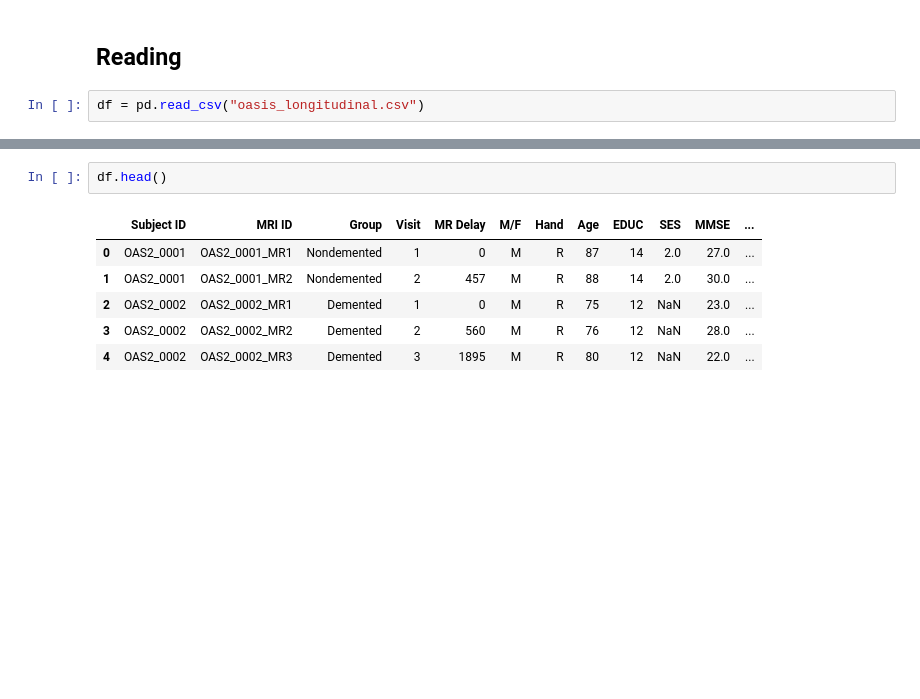
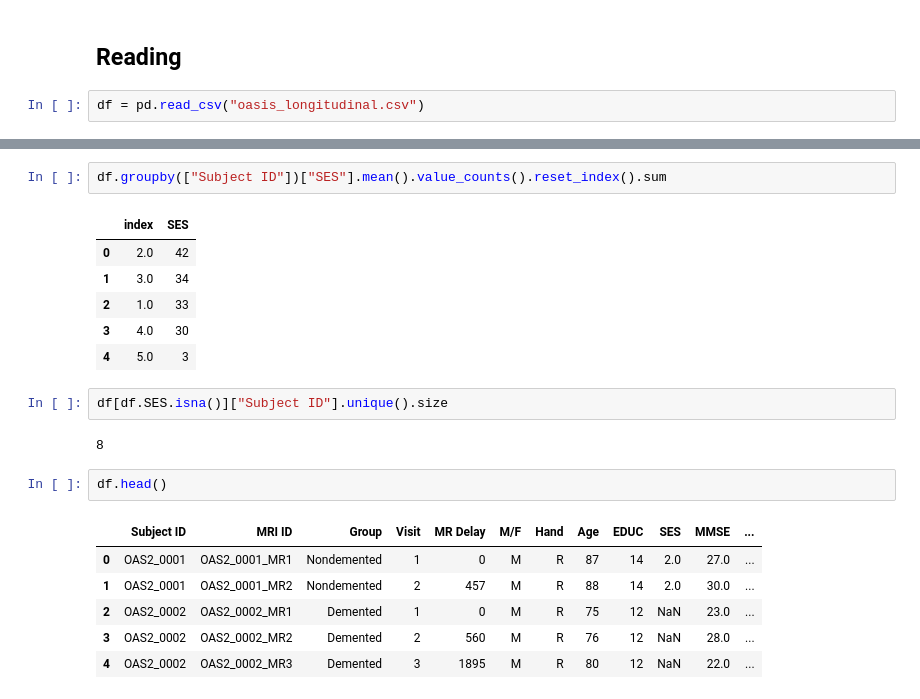
Before and after one commit to amyrmahdy/pets, a Jupyter notebook: AI/classification/oasis_brain_project/visit_missing_values.ipynb, the cells around one changed output, grey strips where cells are left out. Drawn from its saved outputs; the diff is of its cells as text; blank space fills up the shorter version.

```diff
--- a/AI/classification/oasis_brain_project/visit_missing_values.ipynb
+++ b/AI/classification/oasis_brain_project/visit_missing_values.ipynb
@@ -24,3 +57,16 @@ df = pd.read_csv("oasis_longitudinal.csv")
+# %%
+df.groupby(["Subject ID"])["SES"].mean().value_counts().reset_index().sum
+# %% [output]
+|  | index | SES |
+| 0 | 2.0 | 42 |
+| 1 | 3.0 | 34 |
+| 2 | 1.0 | 33 |
+| 3 | 4.0 | 30 |
+| 4 | 5.0 | 3 |
+# %%
+df[df.SES.isna()]["Subject ID"].unique().size
+# %% [output]
+8
 # %%
 df.head()
 # %% [output]
```
Also changed, not shown: parts of 5 cells of this notebook.
